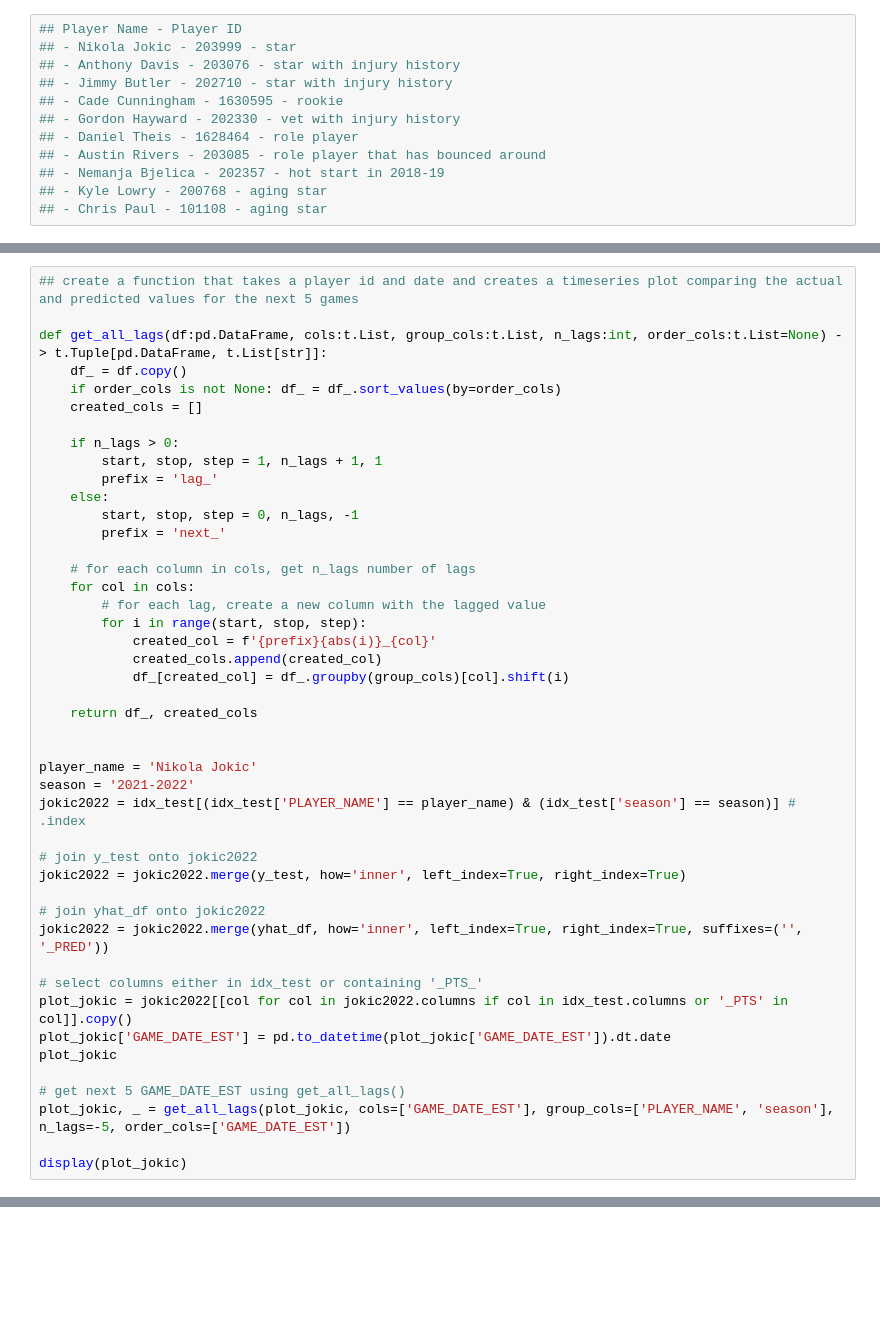
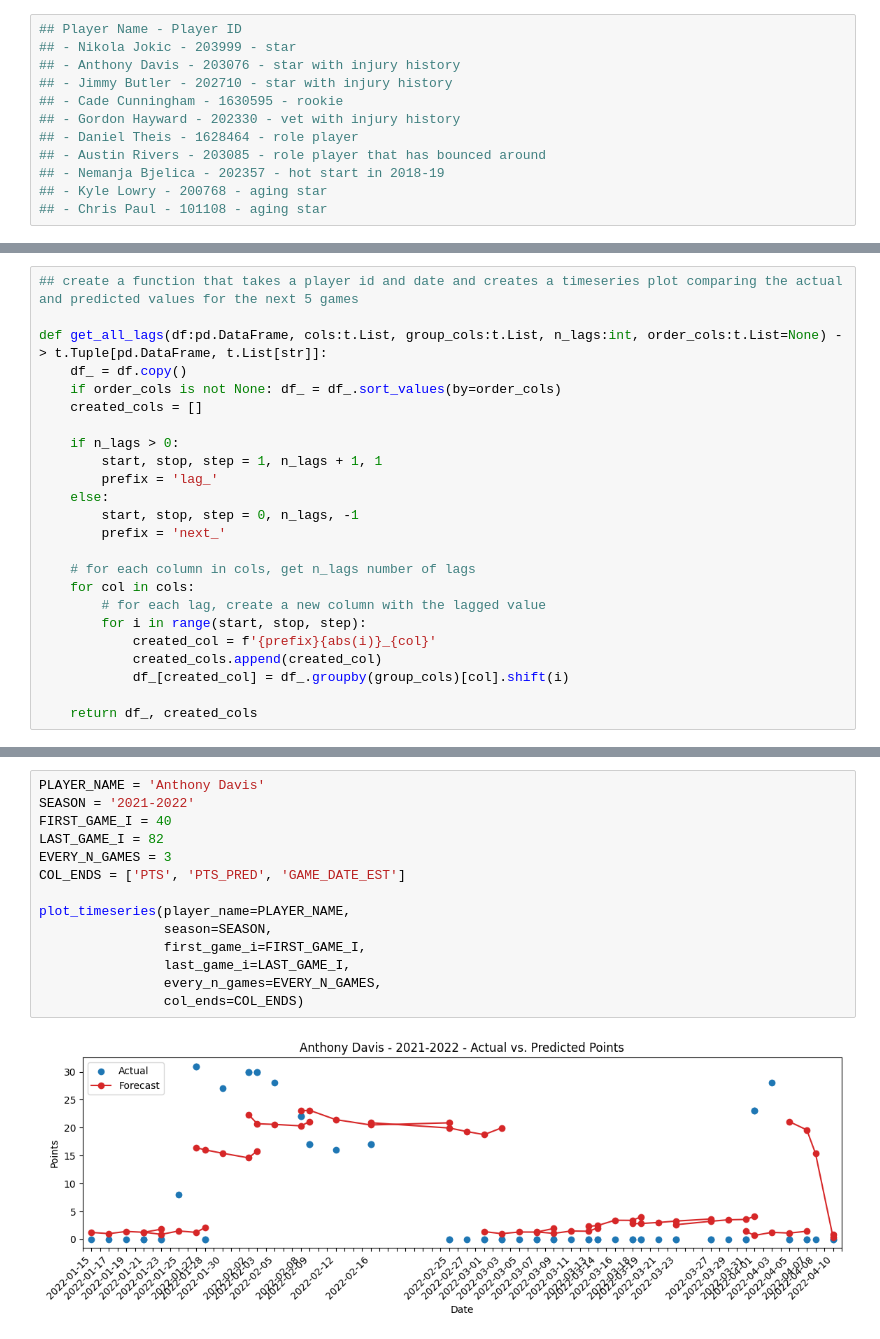
Before and after one commit to brownbrandon272/basketball, a Jupyter notebook: scripts/analyze_results.ipynb, the cells around one changed output, grey strips where cells are left out. Drawn from its saved outputs; the diff is of its cells as text; blank space fills up the shorter version.

Commit message:
plot_timeseries()

```diff
--- a/scripts/analyze_results.ipynb
+++ b/scripts/analyze_results.ipynb
@@ -440,24 +161,3 @@ def get_all_lags(df:pd.DataFrame, cols:t.List, group_cols:t.List, n_lags:int, or
             df_[created_col] = df_.groupby(group_cols)[col].shift(i)
 
     return df_, created_cols
-
-
-player_name = 'Nikola Jokic'
-season = '2021-2022'
-jokic2022 = idx_test[(idx_test['PLAYER_NAME'] == player_name) & (idx_test['season'] == season)] # .index
-
-# join y_test onto jokic2022
-jokic2022 = jokic2022.merge(y_test, how='inner', left_index=True, right_index=True)
-
-# join yhat_df onto jokic2022
-jokic2022 = jokic2022.merge(yhat_df, how='inner', left_index=True, right_index=True, suffixes=('', '_PRED'))
-
-# select columns either in idx_test or containing '_PTS_'
-plot_jokic = jokic2022[[col for col in jokic2022.columns if col in idx_test.columns or '_PTS' in col]].copy()
-plot_jokic['GAME_DATE_EST'] = pd.to_datetime(plot_jokic['GAME_DATE_EST']).dt.date
-plot_jokic
-
-# get next 5 GAME_DATE_EST using get_all_lags()
-plot_jokic, _ = get_all_lags(plot_jokic, cols=['GAME_DATE_EST'], group_cols=['PLAYER_NAME', 'season'], n_lags=-5, order_cols=['GAME_DATE_EST'])
-
-display(plot_jokic)
@@ -550,0 +249,16 @@ plt.show()
+# %%
+PLAYER_NAME = 'Anthony Davis'
+SEASON = '2021-2022'
+FIRST_GAME_I = 40
+LAST_GAME_I = 82
+EVERY_N_GAMES = 3
+COL_ENDS = ['PTS', 'PTS_PRED', 'GAME_DATE_EST']
+
+plot_timeseries(player_name=PLAYER_NAME,
+                season=SEASON,
+                first_game_i=FIRST_GAME_I,
+                last_game_i=LAST_GAME_I,
+                every_n_games=EVERY_N_GAMES,
+                col_ends=COL_ENDS)
+# %% [output]
+[figure, added]
```
Also changed, not shown: parts of 10 cells of this notebook.
